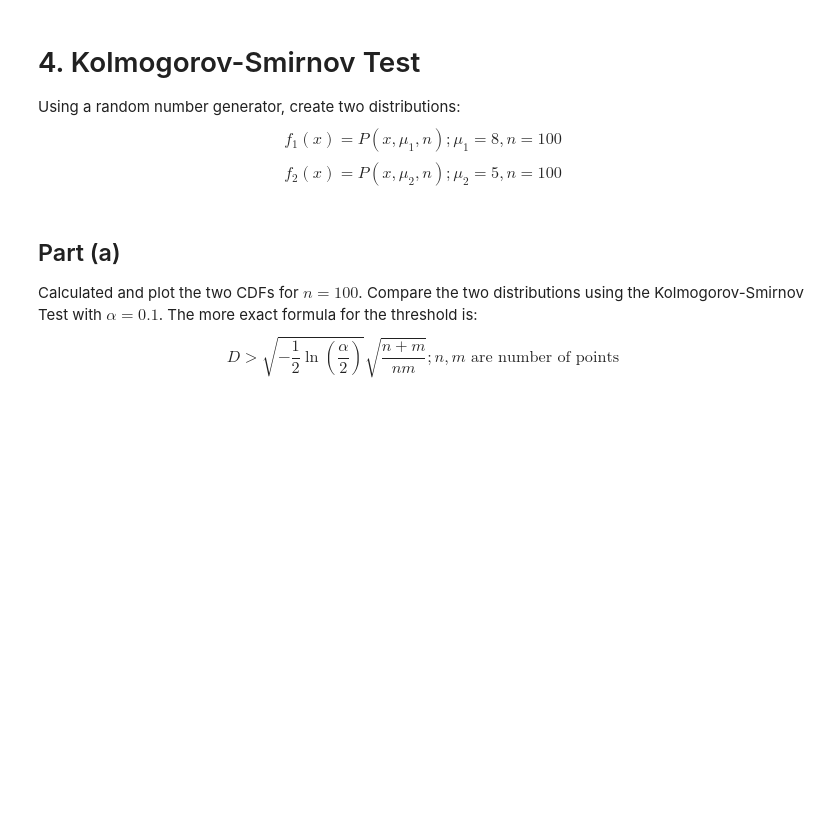
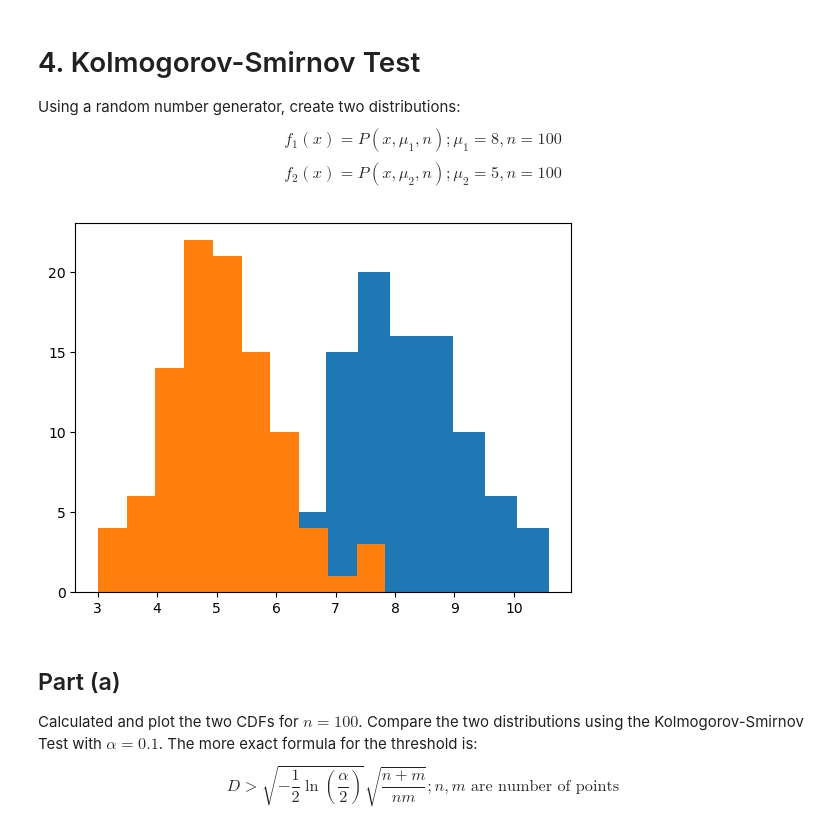
Before and after one commit to Rokkaan5/Code-Reference-Notebook, a Jupyter notebook: CU-Boulder/AstroPhys/HW/hw4/hw4.ipynb, the cells around one changed output. Cells and saved outputs as stored; diff of their text form; code cells hidden in the pictures; blank space fills up the shorter version.

Commit message:
add randomly generated distributions for Q4

```diff
--- a/CU-Boulder/AstroPhys/HW/hw4/hw4.ipynb
+++ b/CU-Boulder/AstroPhys/HW/hw4/hw4.ipynb
@@ -146,6 +146,20 @@ Estimate the uncertainties of $I_0, t_{start},$ and $t_{end}$. Explain how you a
 Using a random number generator, create two distributions:
 $$f_1(x) = P(x,\mu_1,n); \mu_1 = 8, n = 100$$
 $$f_2(x) = P(x,\mu_2,n); \mu_2 = 5, n = 100$$
+# %%
+n_points = 100
+
+mu1 = 8
+fx1 = np.random.normal(mu1, size=n_points)
+
+mu2 = 5
+fx2 = np.random.normal(mu2,size=n_points)
+# %%
+plt.hist(fx1)
+plt.hist(fx2)
+plt.show()
+# %% [output]
+[figure, added]
 # %% [markdown]
 ## Part (a)
 Calculated and plot the two CDFs for $n=100$. Compare the two distributions using the Kolmogorov-Smirnov Test with $\alpha=0.1$. The more exact formula for the threshold is:
```
Also changed, not shown: 3 other files.
